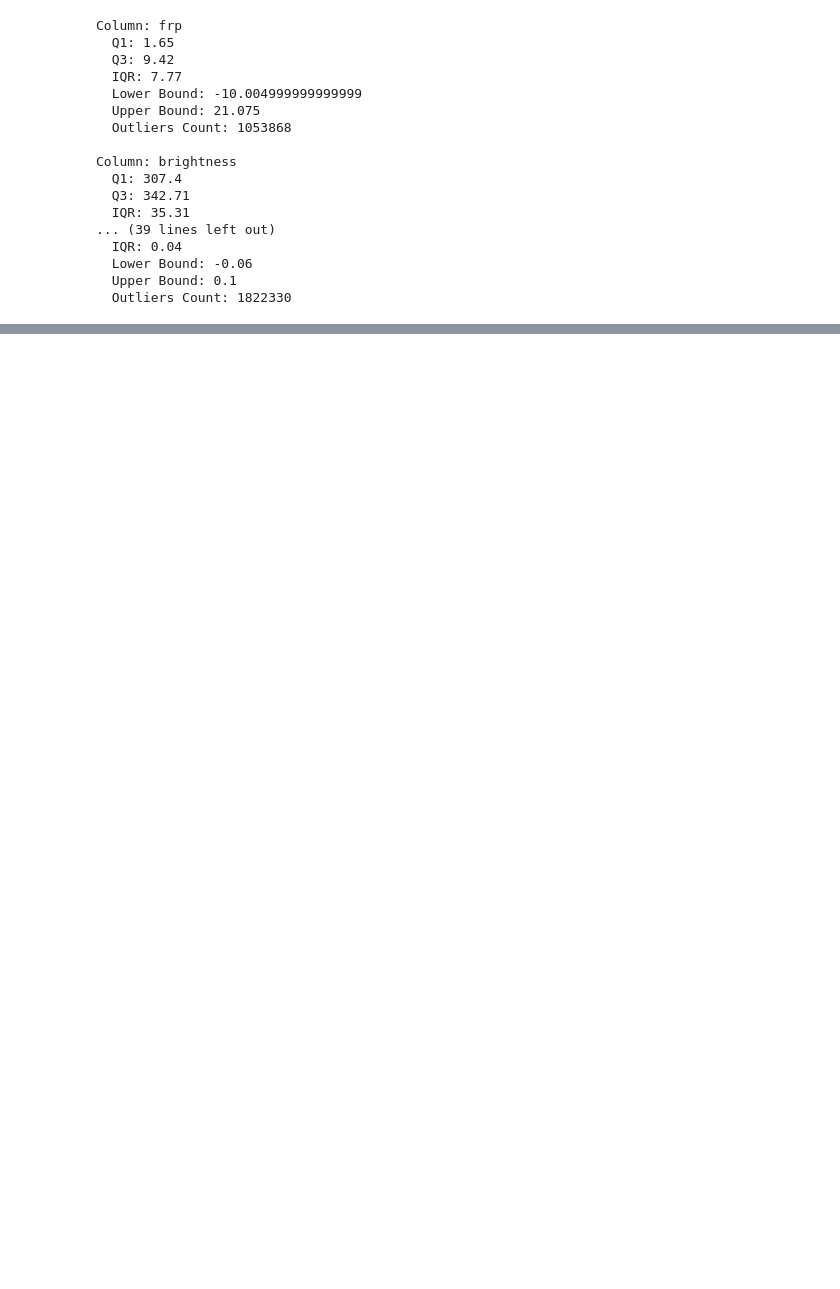
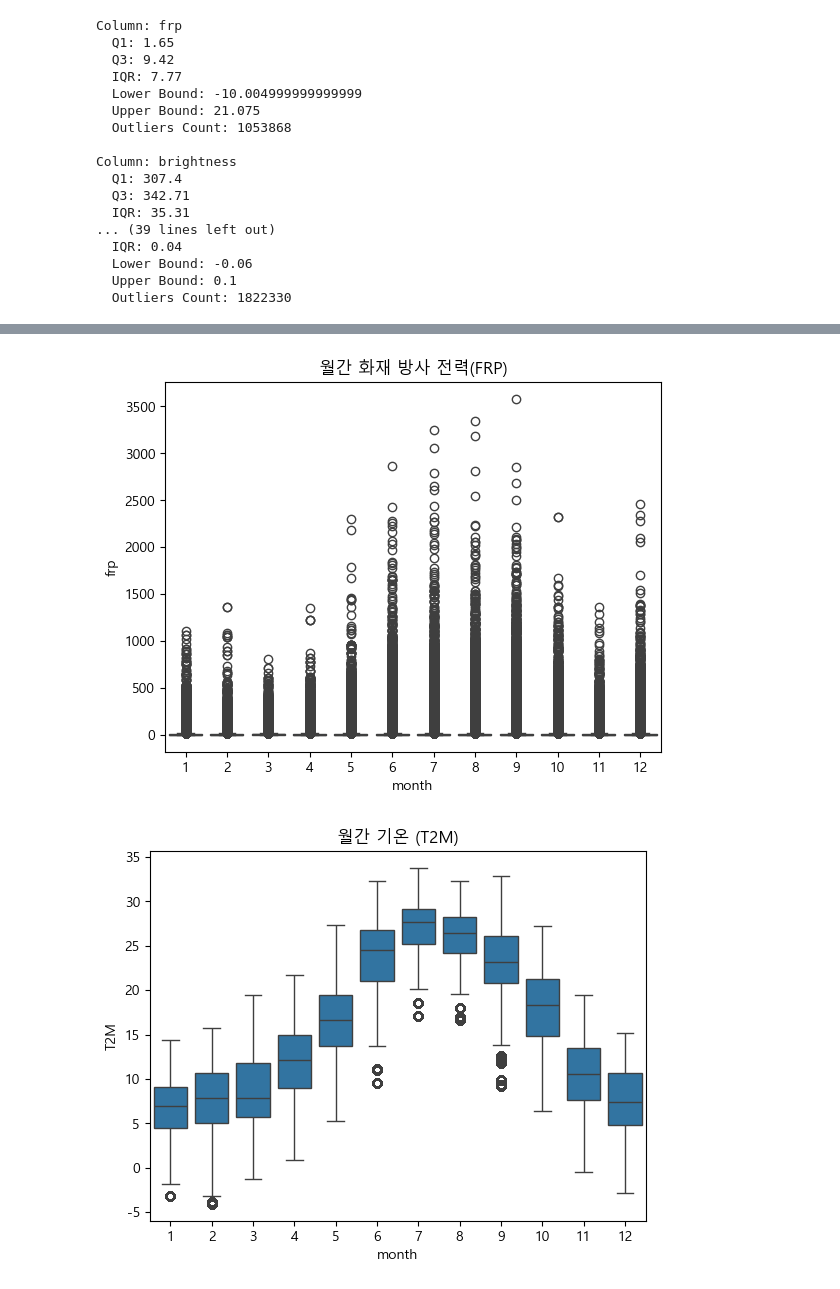
Before and after one commit to 2025-ML-miniProject01/bokey, a Jupyter notebook: wildfire_USA.ipynb, the cells around one changed output, grey strips where cells are left out. Saved outputs shown, nothing was run; the diff lists cells and outputs as text; code cells hidden in the pictures; blank space fills up the shorter version.

```diff
--- a/wildfire_USA.ipynb
+++ b/wildfire_USA.ipynb
@@ -500,28 +515,3 @@ RH2M
 False    9178172
 True         891
 Name: count, dtype: int64
-# %%
-# 1. PRECTOTCORR 140mm 대체
-merged_wildfire_df.loc[merged_wildfire_df['PRECTOTCORR'] > 100, 'PRECTOTCORR'] = 100
-
-# 2. RH2M 100% 초과 값 클리핑
-merged_wildfire_df.loc[merged_wildfire_df['RH2M'] > 100, 'RH2M'] = 100
-
-
-# 결과 확인
-print(merged_wildfire_df['PRECTOTCORR'].describe())
-print(merged_wildfire_df['RH2M'].describe())
-
-# 선택적: 박스플롯으로 처리 결과 확인
-import seaborn as sns
-import matplotlib.pyplot as plt
-
-plt.figure(figsize=(12, 6))
-plt.subplot(1, 2, 1)
-sns.boxplot(merged_wildfire_df['PRECTOTCORR'])
-plt.title("PRECTOTCORR Boxplot after Replacement")
-
-plt.subplot(1, 2, 2)
-sns.boxplot(merged_wildfire_df['RH2M'])
-plt.title("RH2M Boxplot after Clipping")
-plt.show()
@@ -610,0 +789,19 @@ Column: brightness
+# %%
+# 날짜와 시간대별 분포 분석
+merged_wildfire_df["acq_date"] = pd.to_datetime(merged_wildfire_df["acq_date"])
+merged_wildfire_df["year"] = merged_wildfire_df["acq_date"].dt.year
+merged_wildfire_df["month"] = merged_wildfire_df["acq_date"].dt.month
+merged_wildfire_df["day"] = merged_wildfire_df["acq_date"].dt.day
+
+# 월별 화재 방사 전력(FRP) 분석
+sns.boxplot(x="month", y="frp", data=merged_wildfire_df)
+plt.title("월간 화재 방사 전력(FRP)")
+plt.show()
+
+# 월별 기온(T2M) 분석
+sns.boxplot(x="month", y="T2M", data=merged_wildfire_df)
+plt.title("월간 기온 (T2M)")
+plt.show()
+# %% [output]
+[figure, added]
+[figure, added]
```
Also changed, not shown: parts of 17 cells of this notebook, 3 other files.
